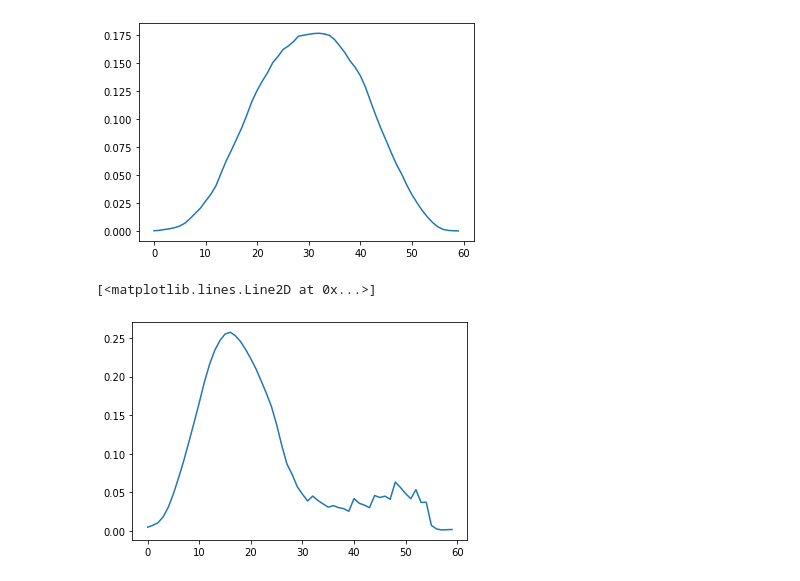
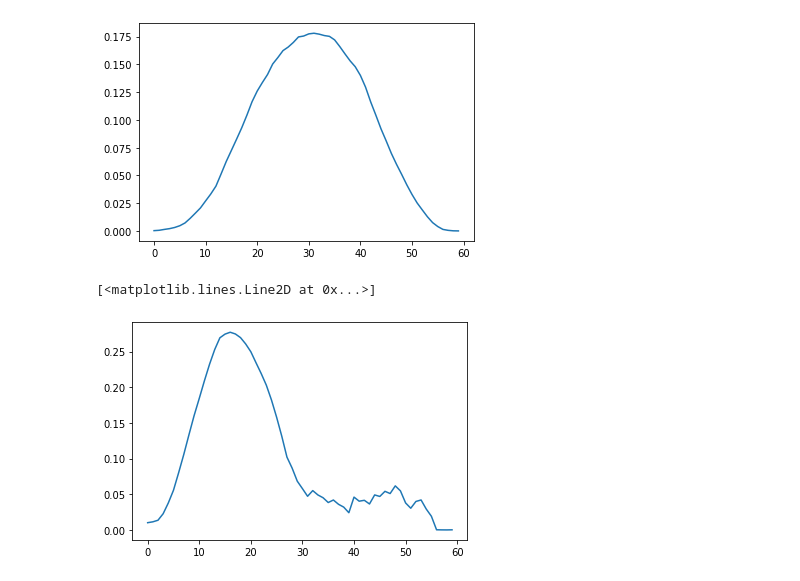
Before and after one commit to nosound2/RSNA-Hemorrhage, a Jupyter notebook: notebooks/Training.ipynb, the cells around one changed output. Cells and saved outputs as stored; diff of their text form; code cells hidden in the pictures.

```diff
--- a/notebooks/Training.ipynb
+++ b/notebooks/Training.ipynb
@@ -109,16 +111,15 @@ if 'train_md' not in globals() or 'test_md' not in globals():
 # normalize input feats
 # what is the score without meta
 # %%
-weight_decay = 1e-3
-lrs = np.array([1e-3, 2e-4, 2e-5, 5e-6])
-epochs = np.array([5, 10, 7, 3])
+weight_decay = 1e-4
+lrs = np.array([2e-4, 2e-5, 5e-6, 2e-6])
+epochs = np.array([4, 3, 2, 1])
 stg = time.time()
-#ds = 6
-#f = 1
 for ds in range(6,10):
     for f in range(3):
+        if ds == 6 and f == 1: continue
         for i,lr in enumerate(lrs):
             learning_rate = lr
-            model, predictions, val_results = train_one(dataset=ds, epochs=epochs[i], bs=bs, fold=f)
+            model, predictions, val_results = train_one(dataset=ds, epochs=epochs[i], bs=32, fold=f)
         print('total time', time.time() - stg)
 # %% [output]
@@ -141,0 +180,11 @@ setFeats, augmentation -1
+# %%
+weight_decay = 1e-4
+lrs = np.array([2e-4, 2e-5, 5e-6, 2e-6])
+epochs = np.array([4, 3, 2, 1])
+stg = time.time()
+ds = 6
+f = 1
+for i,lr in enumerate(lrs):
+    learning_rate = lr
+    model, predictions, val_results = train_one(dataset=ds, epochs=epochs[i], bs=16, fold=f)
+print('total time', time.time() - stg)
@@ -246,10 +262,10 @@ plt.plot(predictions.mean(0)[:,0])
 [<matplotlib.lines.Line2D at 0x...>]
 [figure]
 # %%
-dd = train_md.loc[train_md.fold==1].copy()
+dd = train_md.loc[train_md.fold==2].copy()
 dd['res'] = val_results[:,0]
 
 plt.plot(dd[['res','pos_idx']].groupby('pos_idx').mean().values)
 # %% [output]
 [<matplotlib.lines.Line2D at 0x...>]
-[figure, old version]
+[figure, new version]
```
Also changed, not shown: parts of 14 cells of this notebook, 3 other files.
